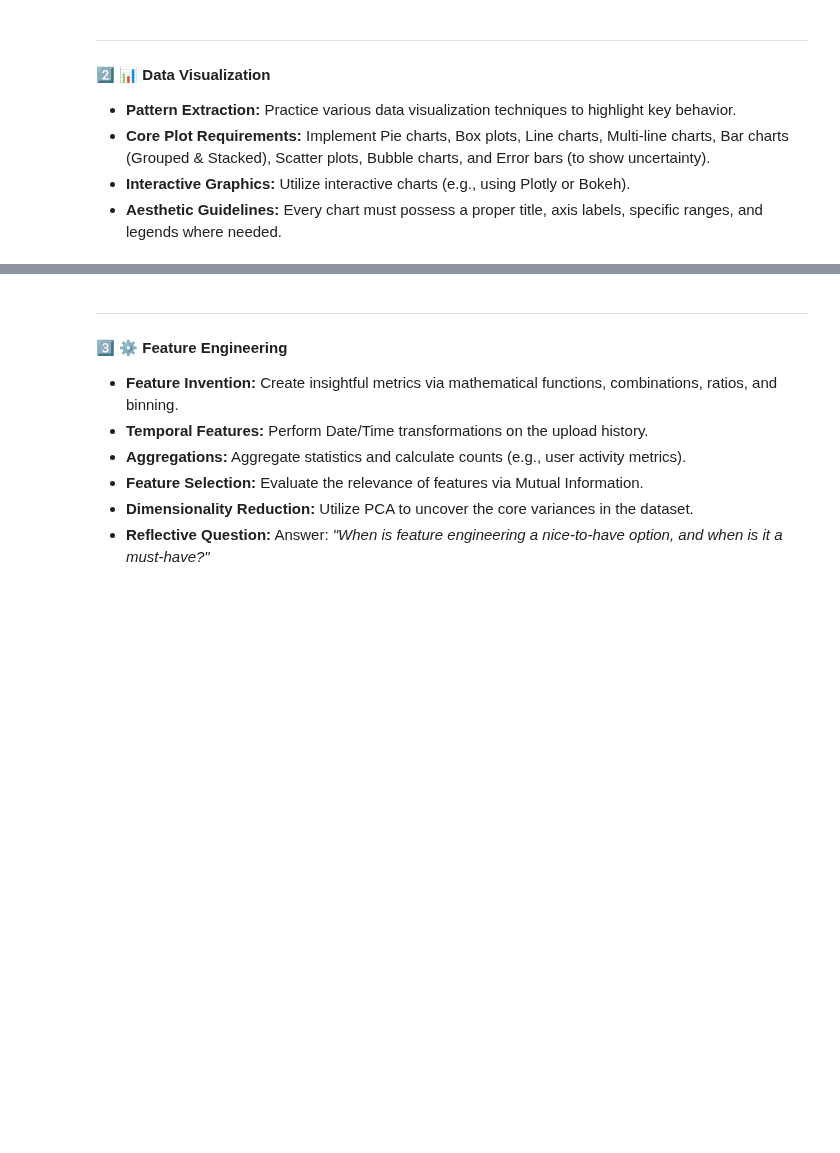
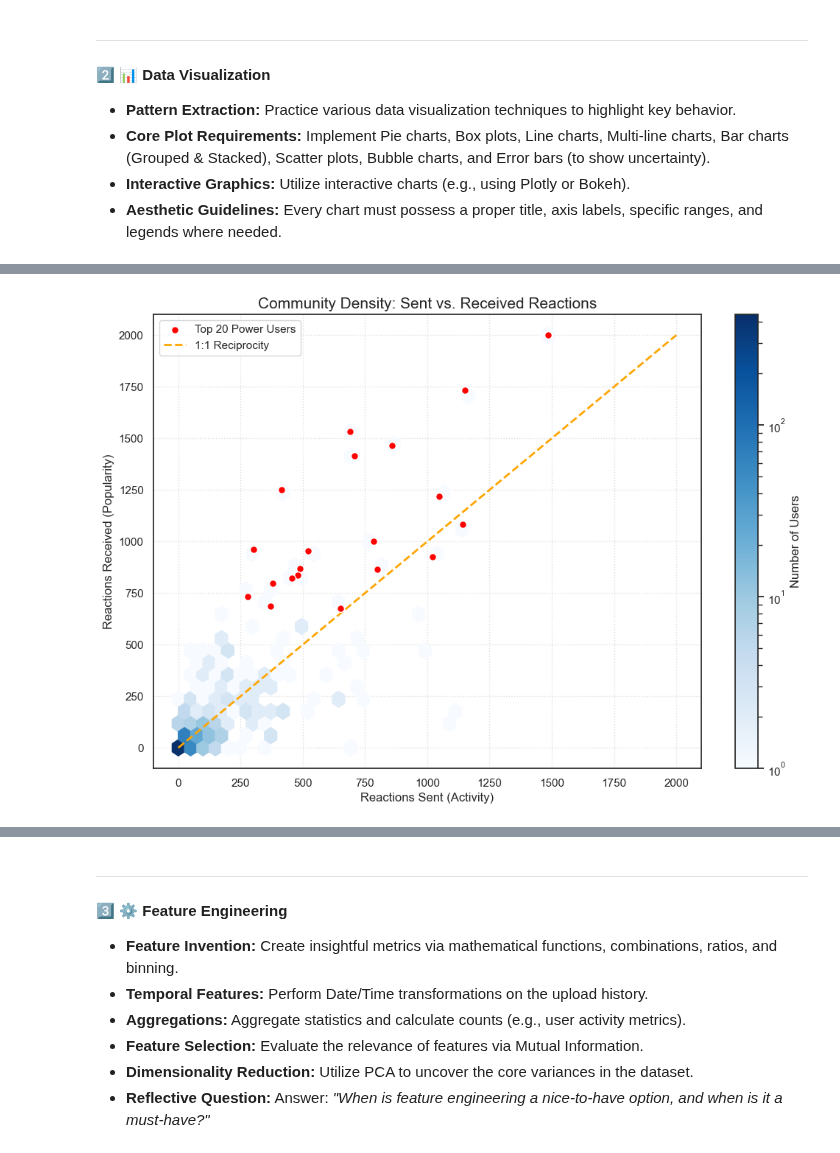
Before and after one commit to MaximumAsp66915/Applied_Data_Science_Course, a Jupyter notebook: ADS_A01/notebooks/01_Main_Analysis.ipynb, the cells around one changed output, grey strips where cells are left out. Cells and saved outputs as stored; diff of their text form; code cells hidden in the pictures; blank space fills up the shorter version.

```diff
--- a/ADS_A01/notebooks/01_Main_Analysis.ipynb
+++ b/ADS_A01/notebooks/01_Main_Analysis.ipynb
@@ -693,0 +961,49 @@ Due to the limited time that I have for this project I would not continue cleani
+# %%
+import matplotlib.pyplot as plt
+import seaborn as sns
+import matplotlib.colors as colors
+
+# 1. Set the style
+sns.set_theme(style="white")
+
+# 2. Create the Hexbin plot
+# This handles the overlapping points by showing density
+plt.figure(figsize=(12, 8))
+hb = plt.hexbin(
+    df_users['num_reactions'],
+    df_users['num_reactions_received'],
+    gridsize=30,
+    cmap='Blues',
+    mincnt=1,
+    norm=colors.LogNorm() # This fixes the "huge dot at zero" problem
+)
+
+# 3. Add a colorbar to show user density
+cb = plt.colorbar(hb, label='Number of Users')
+
+# 4. Highlight the Top 20 as distinct markers
+top_20 = df_users.nlargest(20, 'num_reactions_received')
+plt.scatter(
+    top_20['num_reactions'],
+    top_20['num_reactions_received'],
+    color='red',
+    edgecolor='white',
+    s=50,
+    label='Top 20 Power Users',
+    zorder=5
+)
+
+# 5. Add a 1:1 Reciprocity line for reference
+max_val = max(df_users['num_reactions'].max(), df_users['num_reactions_received'].max())
+plt.plot([0, max_val], [0, max_val], color='orange', linestyle='--', linewidth=2, label='1:1 Reciprocity')
+
+# 6. Formatting
+plt.title('Community Density: Sent vs. Received Reactions', fontsize=15)
+plt.xlabel('Reactions Sent (Activity)', fontsize=12)
+plt.ylabel('Reactions Received (Popularity)', fontsize=12)
+plt.legend()
+plt.grid(True, linestyle=':', alpha=0.6)
+
+plt.show()
+# %% [output]
+[figure, added]
```
Also changed, not shown: parts of 17 cells of this notebook.
